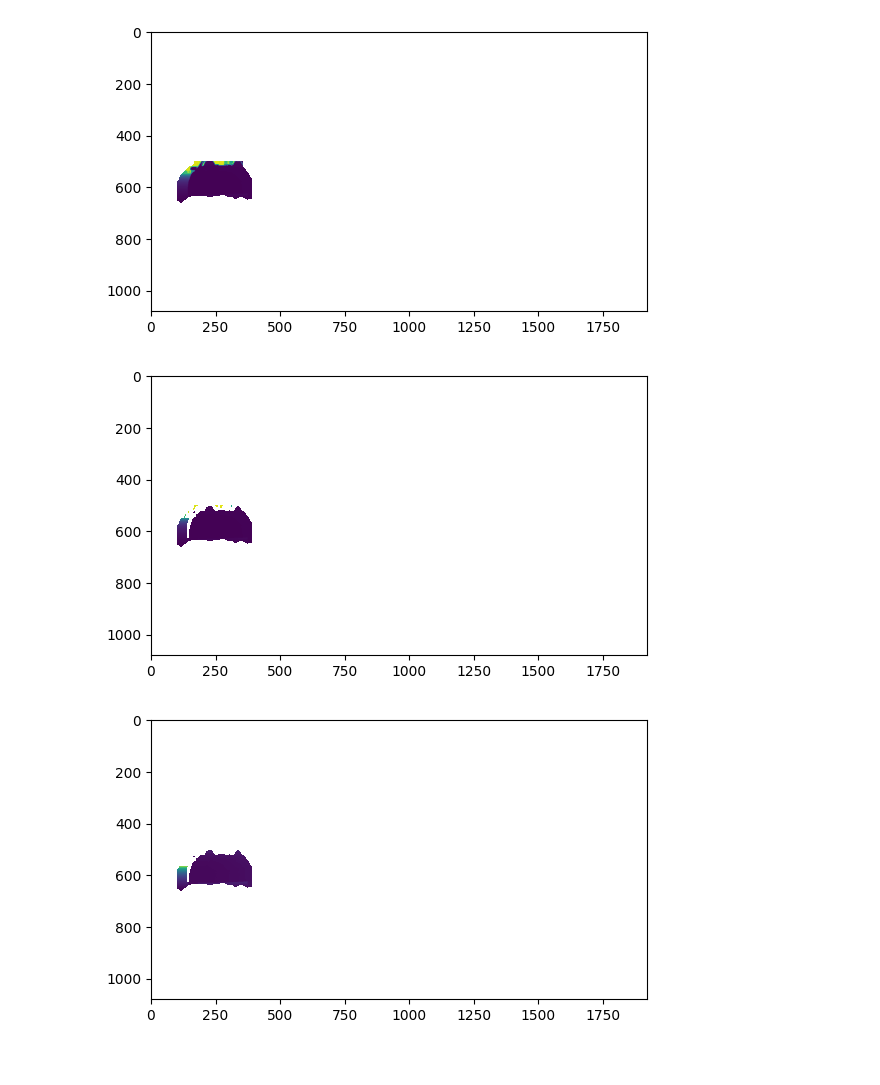
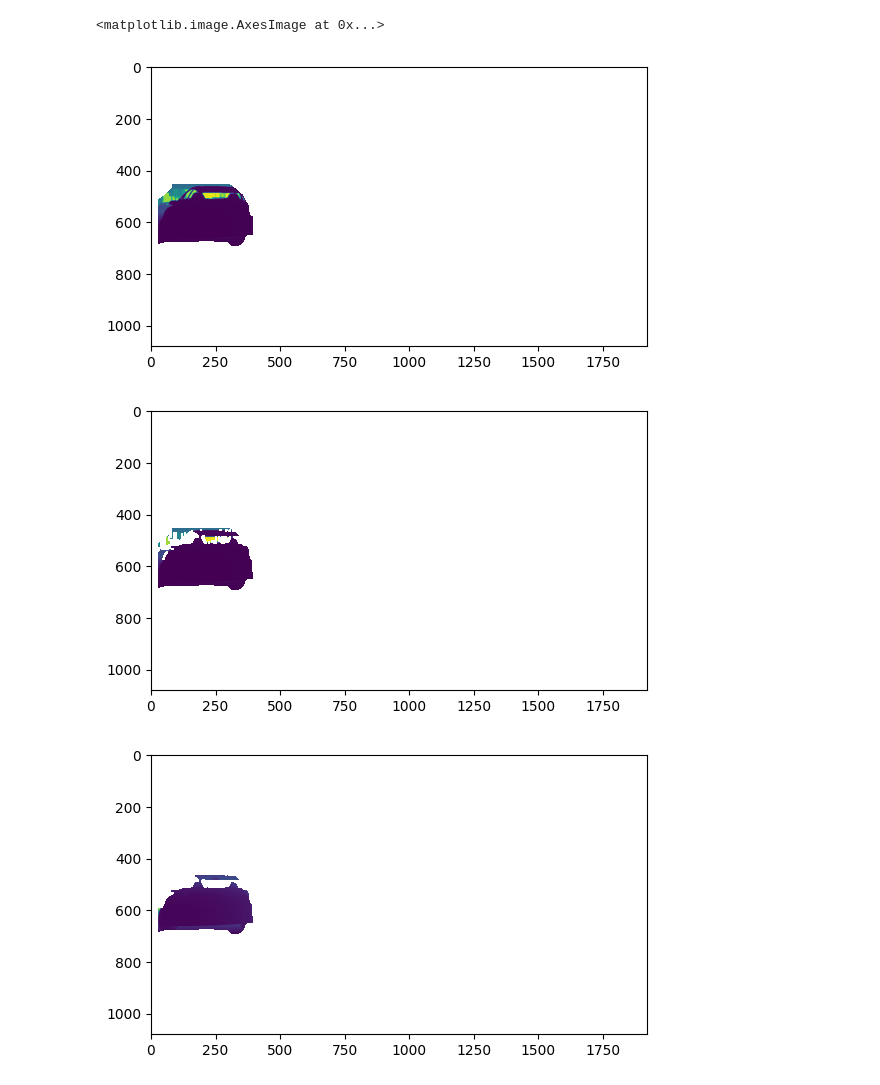
Before and after one commit to LindenAdamson/SegmentingCollisionAvoidance, a Jupyter notebook: scripts/depth_segmentation.ipynb, the cells around one changed output. Cells and saved outputs as stored; diff of their text form; code cells hidden in the pictures.

Commit message:
showing boundary cleanup better

```diff
--- a/scripts/depth_segmentation.ipynb
+++ b/scripts/depth_segmentation.ipynb
@@ -322,11 +312,16 @@ window.print_masked_img(1,idx)
-# %%
-# Shows cleaning up of object boundary
-
-idx = 10
-window.print_masked_img(0,idx, rgb_or_d='d', mask_name='seg')
-window.print_masked_img(0,idx, rgb_or_d='d', mask_name='edge')
-window.print_masked_img(0,idx, rgb_or_d='d', mask_name='cart')
-# %% [output]
-[figure, removed]
-[figure, removed]
-[figure, removed]
+# %%
+# Shows cleaning up of object boundary
+
+frame_idx = 1
+obj_idx = 10
+plt.figure()
+plt.imshow(window.get_masked_img(frame_idx,obj_idx, img_name='cart', mask_name='seg')[:,:,2])
+plt.figure()
+plt.imshow(window.get_masked_img(frame_idx,obj_idx, img_name='cart', mask_name='edge')[:,:,2])
+plt.figure()
+plt.imshow(window.get_masked_img(frame_idx,obj_idx, img_name='cart', mask_name='cart')[:,:,2])
+# %% [output]
+<matplotlib.image.AxesImage at 0x...>
+[figure, added]
+[figure, added]
+[figure, added]
```
Also changed, not shown: parts of 5 cells of this notebook, 1 other file.
